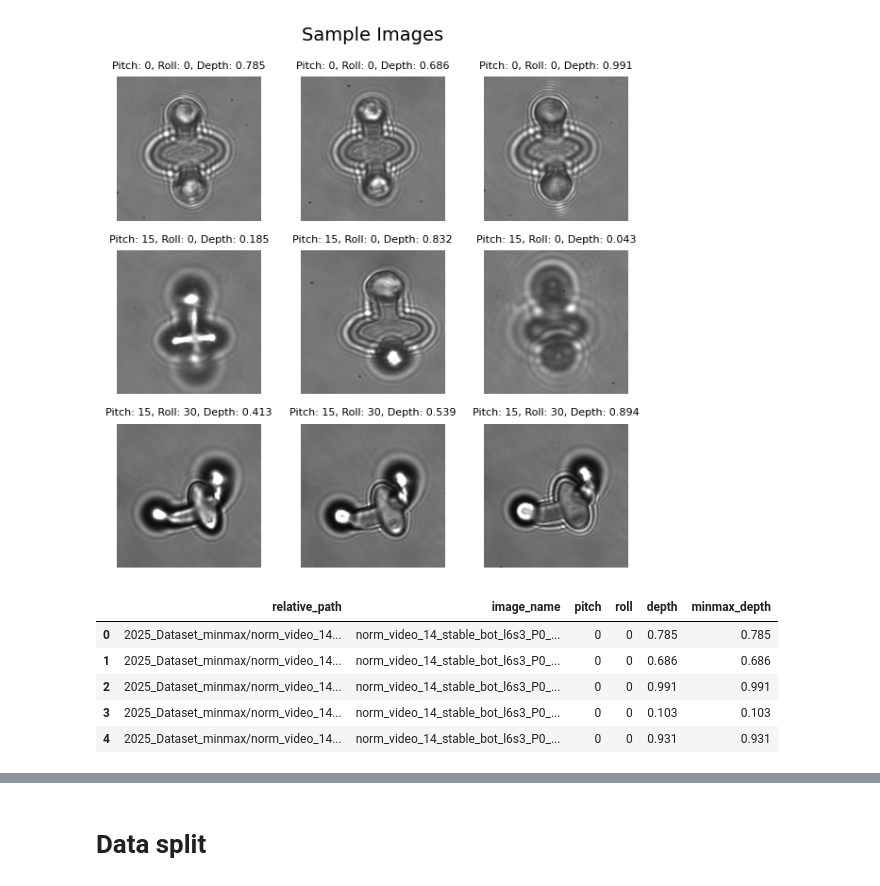
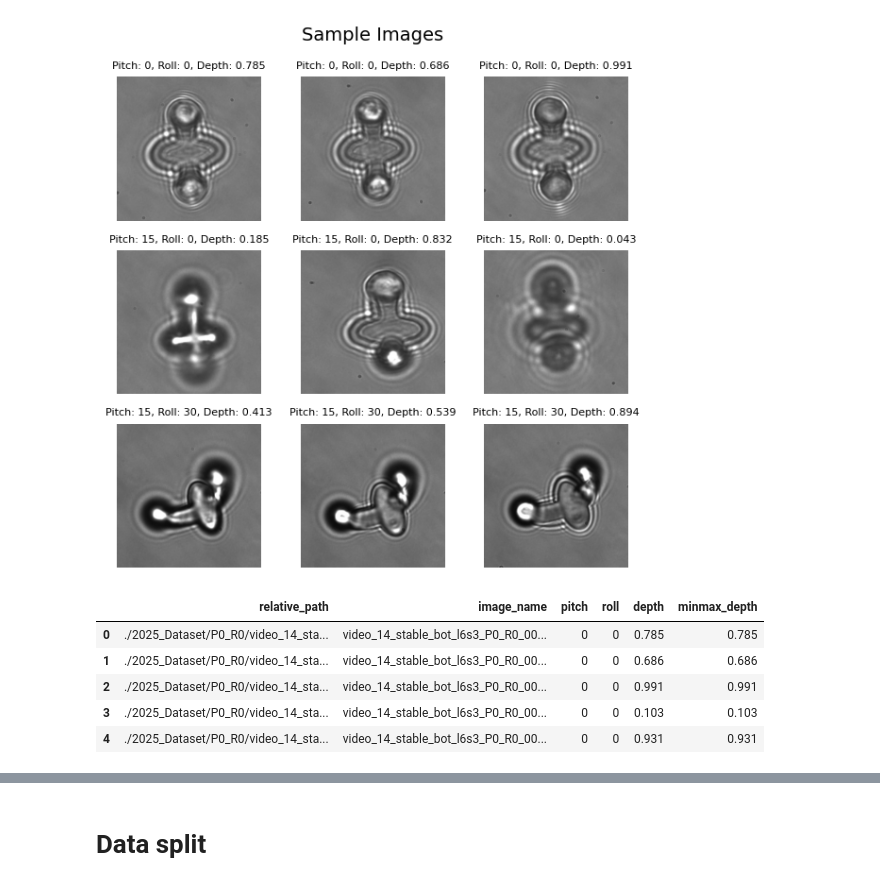
Before and after one commit to axeleth/dl-assignment, a Jupyter notebook: main.ipynb, the cells around one changed output, grey strips where cells are left out. Cells and saved outputs as stored; diff of their text form; code cells hidden in the pictures.

```diff
--- a/main.ipynb
+++ b/main.ipynb
@@ -283,20 +283,21 @@ for index, row in df.iterrows():
     })
 # %%
 # turn the normalised data into a df
-normalized_df = pd.DataFrame(normalized_data)
+# normalized_df = pd.DataFrame(normalized_data)
+normalized_df = df.copy()
 normalized_df.head()
 
 # Minmax the depth values
 scaler = MinMaxScaler()
 normalized_df['minmax_depth'] = scaler.fit_transform(normalized_df[['depth']])
 normalized_df.head()
 # %% [output]
 |  | relative_path | image_name | pitch | roll | depth | minmax_depth |
-| 0 | 2025_Dataset_minmax/norm_video_14... | norm_video_14_stable_bot_l6s3_P0_... | 0 | 0 | 0.785 | 0.785 |
-| 1 | 2025_Dataset_minmax/norm_video_14... | norm_video_14_stable_bot_l6s3_P0_... | 0 | 0 | 0.686 | 0.686 |
-| 2 | 2025_Dataset_minmax/norm_video_14... | norm_video_14_stable_bot_l6s3_P0_... | 0 | 0 | 0.991 | 0.991 |
-| 3 | 2025_Dataset_minmax/norm_video_14... | norm_video_14_stable_bot_l6s3_P0_... | 0 | 0 | 0.103 | 0.103 |
-| 4 | 2025_Dataset_minmax/norm_video_14... | norm_video_14_stable_bot_l6s3_P0_... | 0 | 0 | 0.931 | 0.931 |
+| 0 | ./2025_Dataset/P0_R0/video_14_sta... | video_14_stable_bot_l6s3_P0_R0_00... | 0 | 0 | 0.785 | 0.785 |
+| 1 | ./2025_Dataset/P0_R0/video_14_sta... | video_14_stable_bot_l6s3_P0_R0_00... | 0 | 0 | 0.686 | 0.686 |
+| 2 | ./2025_Dataset/P0_R0/video_14_sta... | video_14_stable_bot_l6s3_P0_R0_00... | 0 | 0 | 0.991 | 0.991 |
+| 3 | ./2025_Dataset/P0_R0/video_14_sta... | video_14_stable_bot_l6s3_P0_R0_00... | 0 | 0 | 0.103 | 0.103 |
+| 4 | ./2025_Dataset/P0_R0/video_14_sta... | video_14_stable_bot_l6s3_P0_R0_00... | 0 | 0 | 0.931 | 0.931 |
 # %%
 width, height = 3, 3
 jump = 35
```
Also changed, not shown: parts of 12 cells of this notebook, 2 other files.
